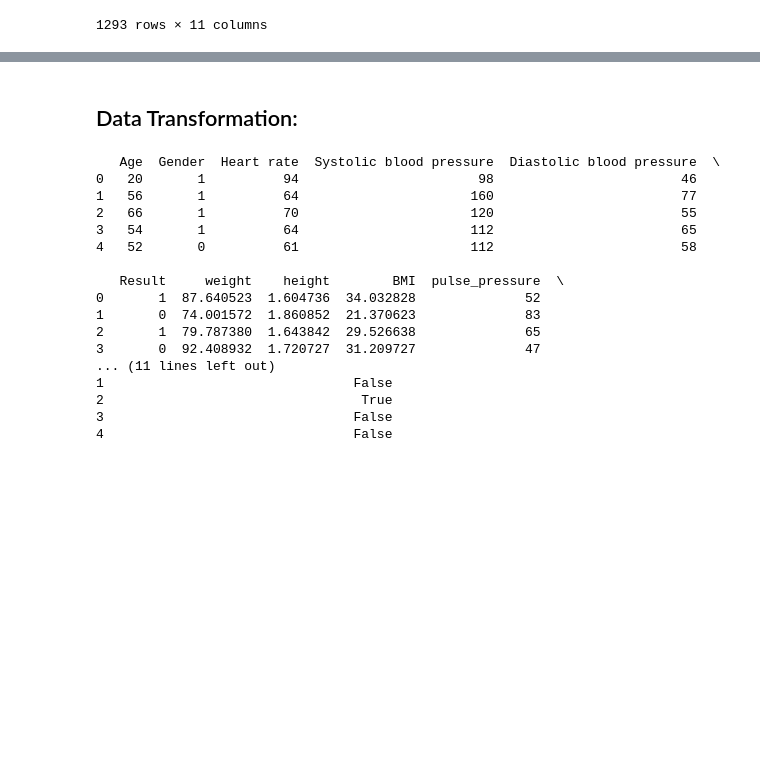
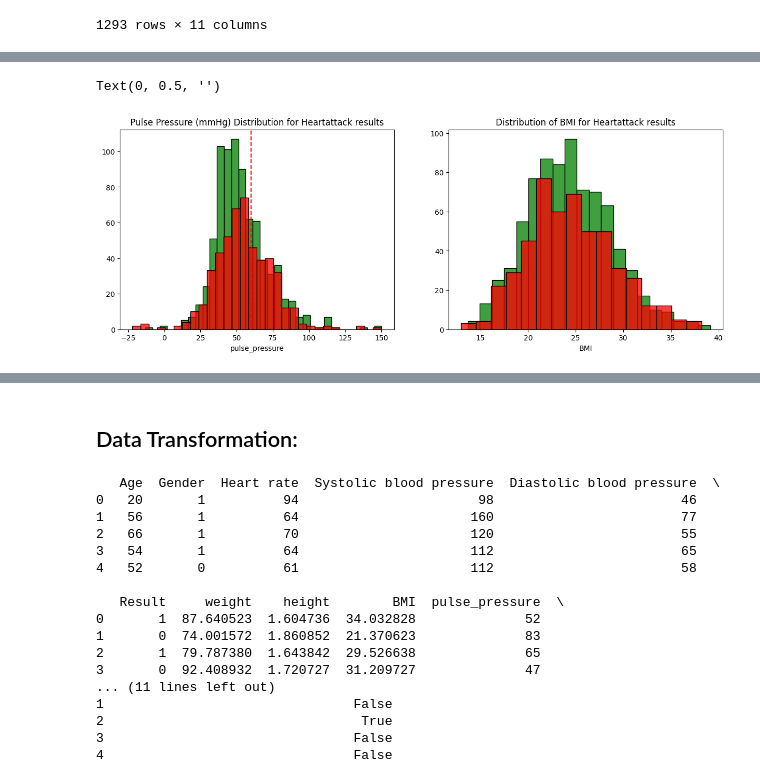
Before and after one commit to AnxiousCodeGeek/heartAttack-RandomForestModel, a Jupyter notebook: heartattack_prediction_RandomForestmodel.ipynb, the cells around one changed output, grey strips where cells are left out. Drawn from its saved outputs; the diff is of its cells as text; code cells hidden in the pictures; blank space fills up the shorter version.

```diff
--- a/heartattack_prediction_RandomForestmodel.ipynb
+++ b/heartattack_prediction_RandomForestmodel.ipynb
@@ -280,0 +344,25 @@ See the caveats in the documentation: https://pandas.pydata.org/pandas-docs/stab
+# %%
+fig = plt.figure(figsize=(15, 5))
+
+plt.subplot(1, 2, 1)
+positive = cleaned_df[cleaned_df['Result']==0]['pulse_pressure']
+negative = cleaned_df[cleaned_df['Result']==1]['pulse_pressure']
+sns.histplot(negative, color='Green')
+sns.histplot(positive, color='Red')
+plt.title('Pulse Pressure (mmHg) Distribution for Heartattack results')
+plt.axvline(x=60, color='r', linestyle='--', label='High pulse pressure: over 60 mmHg')
+plt.ylabel('')
+
+
+plt.subplot(1, 2, 2)
+positive = cleaned_df[cleaned_df['Result']==0]['BMI']
+negative = cleaned_df[cleaned_df['Result']==1]['BMI']
+sns.histplot(negative, color='Green')
+sns.histplot(positive, color='Red')
+plt.title('Distribution of BMI for Heartattack results')
+# plt.xlim(10,50)
+# plt.axvline(x=60, color='r', linestyle='--', label='High pulse pressure: over 60 mmHg')
+plt.ylabel('')
+# %% [output]
+Text(0, 0.5, '')
+[figure, added]
```
Also changed, not shown: parts of 21 cells of this notebook.
